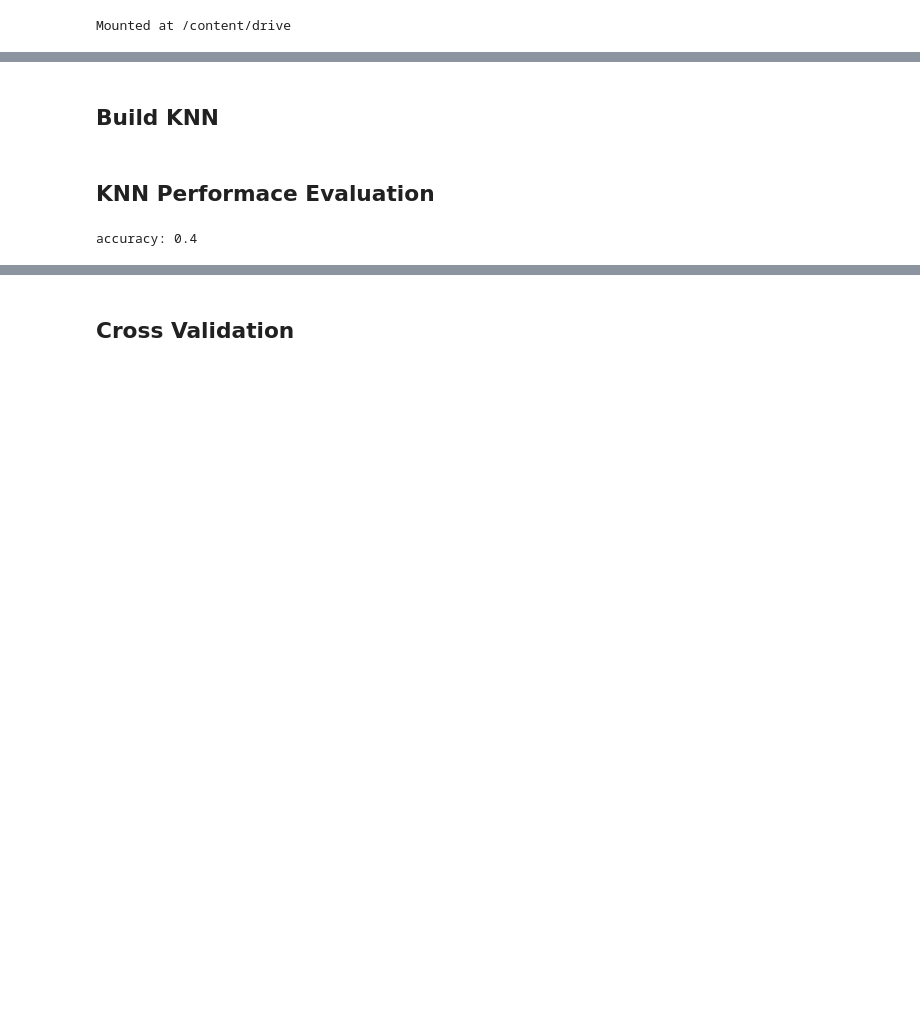
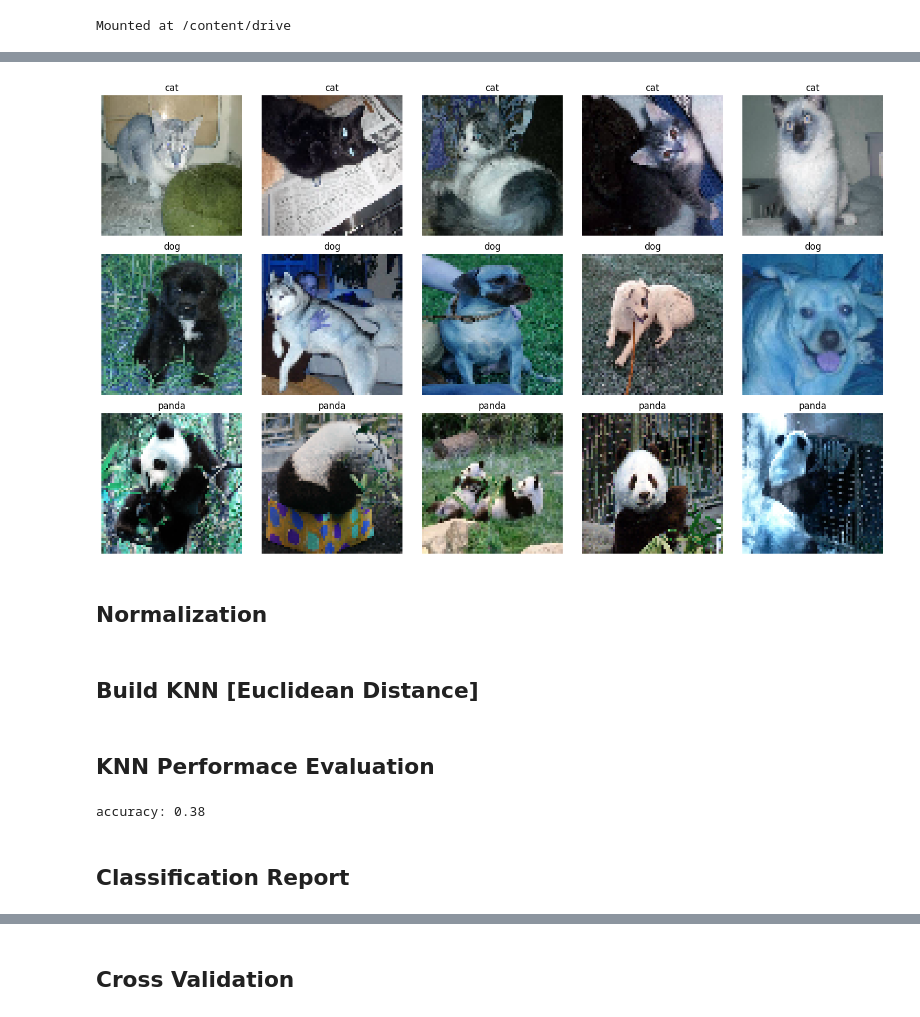
Before and after one commit to Tanviralam007/CVPR, a Jupyter notebook: Mid/knn.ipynb, the cells around one changed output, grey strips where cells are left out. Drawn from its saved outputs; the diff is of its cells as text; code cells hidden in the pictures; blank space fills up the shorter version.

```diff
--- a/Mid/knn.ipynb
+++ b/Mid/knn.ipynb
@@ -49,7 +49,41 @@ Test data shape:  (60, 3072)
 Test labels shape:  (60,)
+# %%
+label_map = {0: "cat", 1: "dog", 2: "panda"}
+display_counts = {0: 0, 1: 0, 2: 0}
+images_to_show = 5
+
+plt.figure(figsize=(15, 9)) # Adjust figure size for 3 rows
+
+subplot_index_counter = {0: 1, 1: 1, 2: 1} # Counter for subplot index for each label
+for i in range(len(X)):
+    label = y[i]
+    if display_counts[label] < images_to_show:
+        image = X[i].reshape(64, 64, 3)
+
+        subplot_row = label + 1
+        subplot_col = subplot_index_counter[label]
+        subplot_index = (subplot_row - 1) * images_to_show + subplot_col
+
+        plt.subplot(len(label_map), images_to_show, subplot_index)
+        plt.imshow(image)
+        plt.title(label_map[label])
+        plt.axis('off')
+        display_counts[label] += 1
+        subplot_index_counter[label] += 1
+
+    # Stop if we have displayed enough images for all categories
+    if all(count >= images_to_show for count in display_counts.values()):
+        break
+
+plt.tight_layout()
+plt.show()
+# %% [output]
+[figure, added]
+# %% [markdown]
+## Normalization
 # %%
 X_train, X_test = X_train / 255.0, X_test / 255.0
 # %% [markdown]
-## Build KNN
+## Build KNN [Euclidean Distance]
 # %%
 class KNearestNeighbor(object):
@@ -89,15 +132,15 @@ class KNearestNeighbor(object):
 classifier = KNearestNeighbor()
 classifier.train(X_train, y_train)
 
-# compute distances
-dists = classifier.compute_distances(X_test)
+# predict using loop-based distance calculation
+y_test_pred = classifier.predict(X_test, k=5, num_loops=0)
 
-# predict labels
-y_test_pred = classifier.predict_labels(dists, k=5)
-
+# evaluate
 num_correct = np.sum(y_test_pred == y_test)
 accuracy = float(num_correct) / X_test.shape[0]
 
-print(f'accuracy: {accuracy}')
+print(f'accuracy: {accuracy:.2f}')
 # %% [output]
-accuracy: 0.4
+accuracy: 0.38
+# %% [markdown]
+## Classification Report
```
Also changed, not shown: parts of 7 cells of this notebook.
